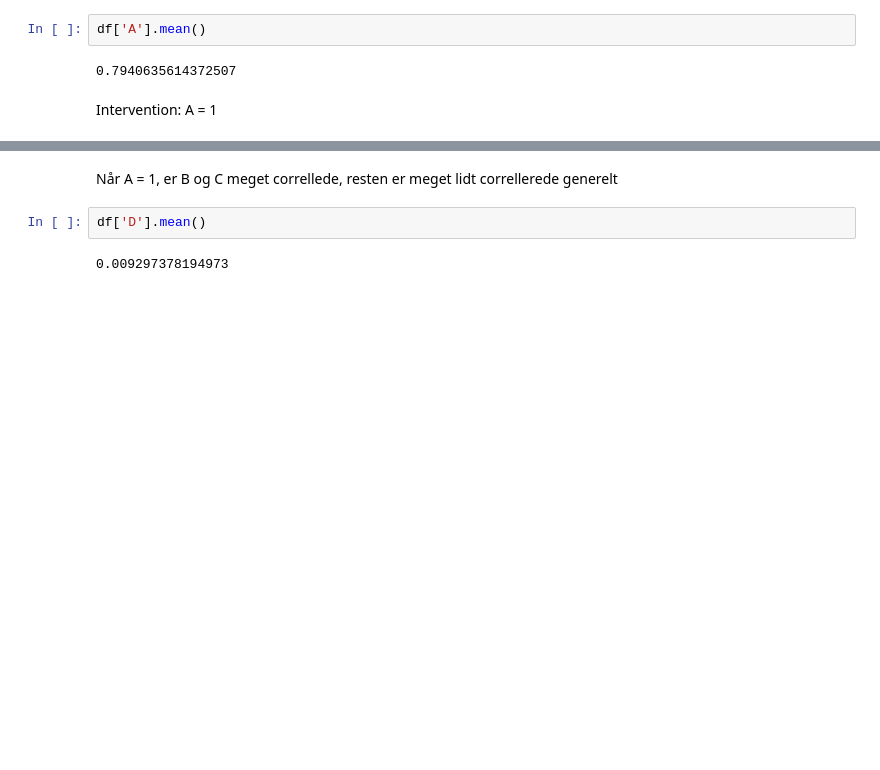
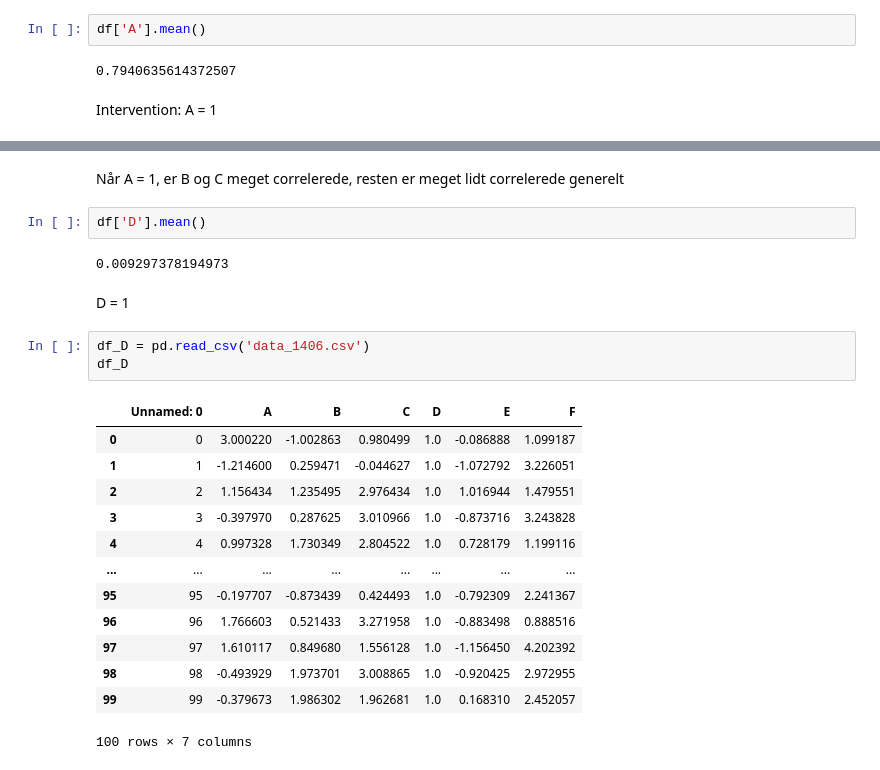
Before and after one commit to Villinger1999/BO-Mini-project, a Jupyter notebook: C-project/correlation.ipynb, the cells around one changed output, grey strips where cells are left out. Drawn from its saved outputs; the diff is of its cells as text; blank space fills up the shorter version.

```diff
--- a/C-project/correlation.ipynb
+++ b/C-project/correlation.ipynb
@@ -266,8 +265,27 @@ E             0.054609 NaN  0.148509 -0.026646  0.152067  1.000000  0.000813
 F             0.121241 NaN  0.181402  0.151884 -0.025928  0.000813  1.000000
 [figure]
 # %% [markdown]
-Når A = 1, er B og C meget correllede, resten er meget lidt correllerede generelt
+Når A = 1, er B og C meget correlerede, resten er meget lidt correlerede generelt
 # %%
 df['D'].mean()
 # %% [output]
 0.009297378194973
+# %% [markdown]
+D = 1
+# %%
+df_D = pd.read_csv('data_1406.csv')
+df_D
+# %% [output]
+|  | Unnamed: 0 | A | B | C | D | E | F |
+| 0 | 0 | 3.000220 | -1.002863 | 0.980499 | 1.0 | -0.086888 | 1.099187 |
+| 1 | 1 | -1.214600 | 0.259471 | -0.044627 | 1.0 | -1.072792 | 3.226051 |
+| 2 | 2 | 1.156434 | 1.235495 | 2.976434 | 1.0 | 1.016944 | 1.479551 |
+| 3 | 3 | -0.397970 | 0.287625 | 3.010966 | 1.0 | -0.873716 | 3.243828 |
+| 4 | 4 | 0.997328 | 1.730349 | 2.804522 | 1.0 | 0.728179 | 1.199116 |
+| ... | ... | ... | ... | ... | ... | ... | ... |
+| 95 | 95 | -0.197707 | -0.873439 | 0.424493 | 1.0 | -0.792309 | 2.241367 |
+| 96 | 96 | 1.766603 | 0.521433 | 3.271958 | 1.0 | -0.883498 | 0.888516 |
+| 97 | 97 | 1.610117 | 0.849680 | 1.556128 | 1.0 | -1.156450 | 4.202392 |
+| 98 | 98 | -0.493929 | 1.973701 | 3.008865 | 1.0 | -0.920425 | 2.972955 |
+| 99 | 99 | -0.379673 | 1.986302 | 1.962681 | 1.0 | 0.168310 | 2.452057 |
+100 rows × 7 columns
```
Also changed, not shown: parts of 13 cells of this notebook, 3 other files.
